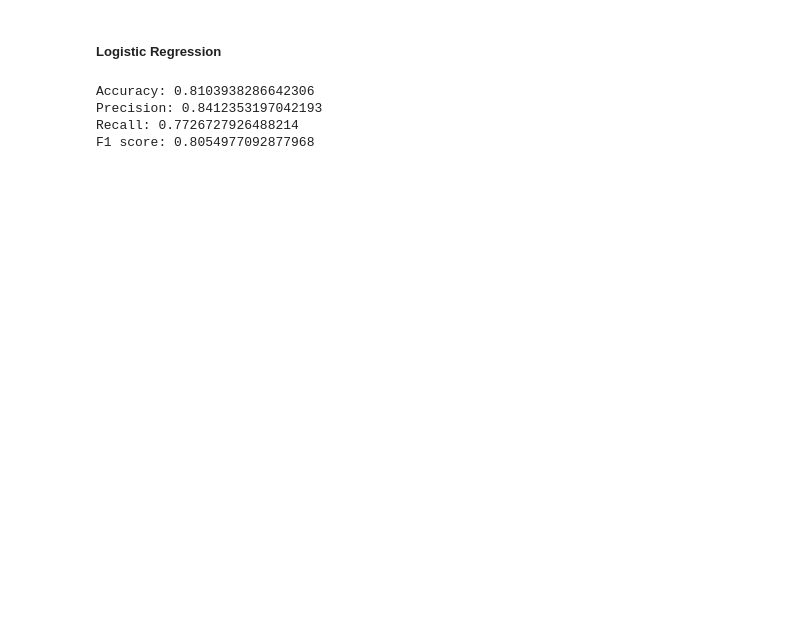
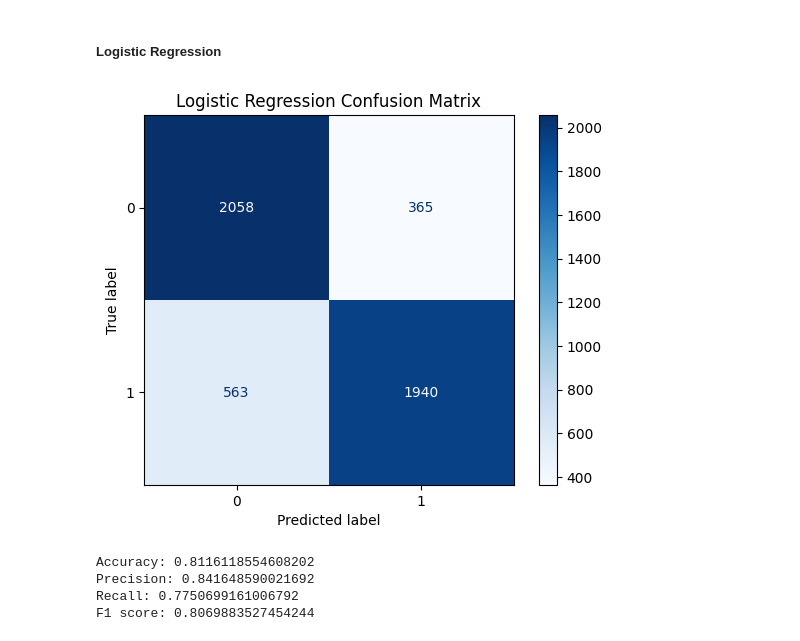
Before and after one commit to thalia-huynh/predicting-depression-using-nlp, a Jupyter notebook: detecting-depression-from-online-text.ipynb, the cells around one changed output. Cells and saved outputs as stored; diff of their text form; code cells hidden in the pictures; blank space fills up the shorter version.

```diff
--- a/detecting-depression-from-online-text.ipynb
+++ b/detecting-depression-from-online-text.ipynb
@@ -457,14 +477,23 @@ F1 score: 0.8056832427914751
 # %%
 # predict with LR
 lr_y_pred = lr_classifier.predict(X_test_tfidf_vec_matrix)
+
+# run confusion marix
+confusion_matrix(y_test, lr_y_pred)
+
+# plot confusion matrix
+lr_confusion = plot_confusion_matrix(lr_classifier, X_test_tfidf_vec_matrix, y_test, cmap = plt.cm.Blues)
+lr_confusion.ax_.set_title('Logistic Regression Confusion Matrix')
+plt.show()
 
 # evaluate LR performance
 print('Accuracy:', metrics.accuracy_score(y_test, lr_y_pred))
 print('Precision:', metrics.precision_score(y_test, lr_y_pred))
 print('Recall:', metrics.recall_score(y_test, lr_y_pred))
 print('F1 score:', metrics.f1_score(y_test, lr_y_pred))
 # %% [output]
+[figure, added]
-Accuracy: 0.8103938286642306
-Precision: 0.8412353197042193
-Recall: 0.7726727926488214
-F1 score: 0.8054977092877968
+Accuracy: 0.8116118554608202
+Precision: 0.841648590021692
+Recall: 0.7750699161006792
+F1 score: 0.8069883527454244
```
Also changed, not shown: parts of 5 cells of this notebook.
